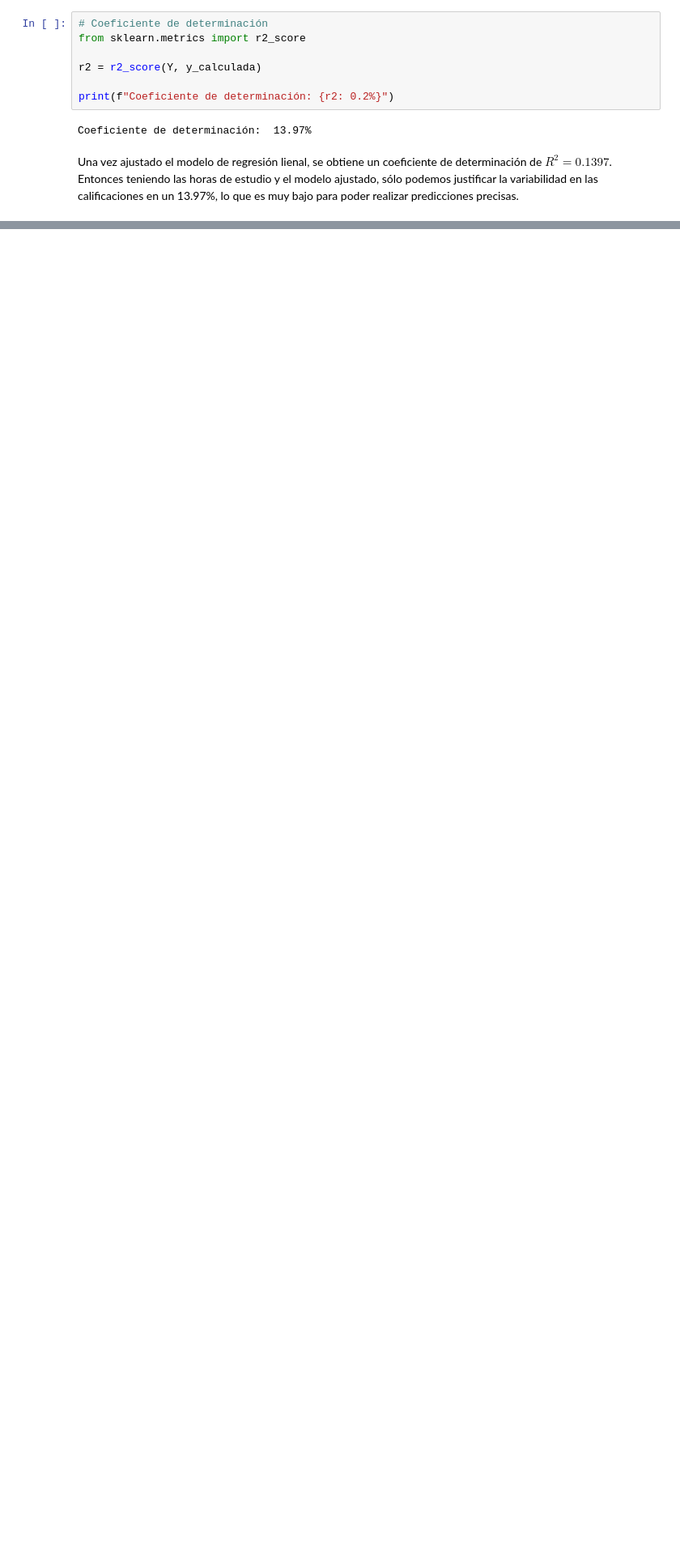
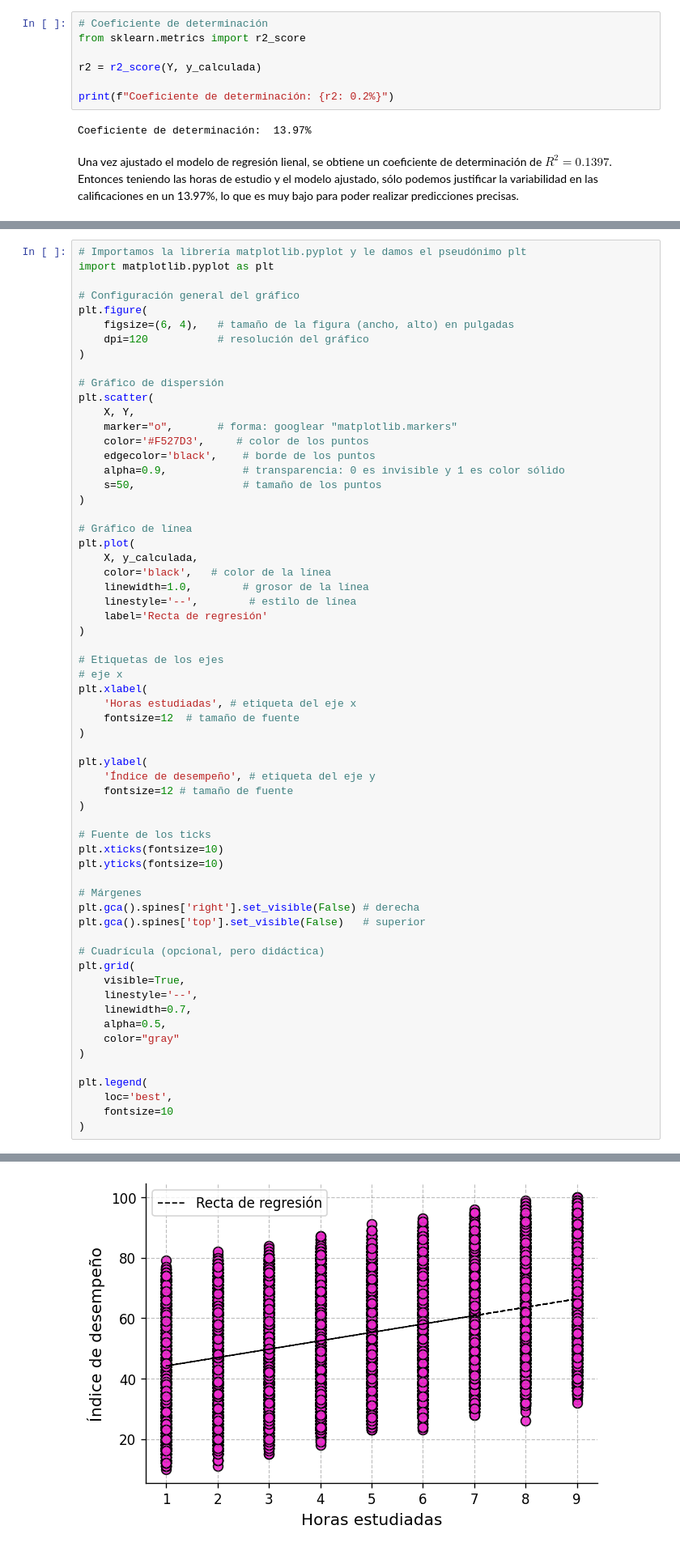
Before and after one commit to 450fausto/EstadisticaVerano2026, a Jupyter notebook: StudentPerformance/Student_Performance.ipynb, the cells around one changed output, grey strips where cells are left out. Shown at 81% size. Drawn from its saved outputs; the diff is of its cells as text; blank space fills up the shorter version.

```diff
--- a/StudentPerformance/Student_Performance.ipynb
+++ b/StudentPerformance/Student_Performance.ipynb
@@ -113,0 +129,63 @@ Una vez ajustado el modelo de regresión lienal, se obtiene un coeficiente de de
+# %%
+# Importamos la librería matplotlib.pyplot y le damos el pseudónimo plt
+import matplotlib.pyplot as plt
+
+# Configuración general del gráfico
+plt.figure(
+    figsize=(6, 4),   # tamaño de la figura (ancho, alto) en pulgadas
+    dpi=120           # resolución del gráfico
+)
+
+# Gráfico de dispersión
+plt.scatter(
+    X, Y,
+    marker="o",       # forma: googlear "matplotlib.markers"
+    color='#F527D3',     # color de los puntos
+    edgecolor='black',    # borde de los puntos
+    alpha=0.9,            # transparencia: 0 es invisible y 1 es color sólido
+    s=50,                 # tamaño de los puntos
+)
+
+# Gráfico de línea
+plt.plot(
+    X, y_calculada,
+    color='black',   # color de la línea
+    linewidth=1.0,        # grosor de la línea
+    linestyle='--',        # estilo de línea
+    label='Recta de regresión'
+)
+
+# Etiquetas de los ejes
+# eje x
+plt.xlabel(
+    'Horas estudiadas', # etiqueta del eje x
+    fontsize=12  # tamaño de fuente
+)
+
+plt.ylabel(
+    'Índice de desempeño', # etiqueta del eje y
+    fontsize=12 # tamaño de fuente
+)
+
+# Fuente de los ticks
+plt.xticks(fontsize=10)
+plt.yticks(fontsize=10)
+
+# Márgenes
+plt.gca().spines['right'].set_visible(False) # derecha
+plt.gca().spines['top'].set_visible(False)   # superior
+
+# Cuadrícula (opcional, pero didáctica)
+plt.grid(
+    visible=True,
+    linestyle='--',
+    linewidth=0.7,
+    alpha=0.5,
+    color="gray"
+)
+
+plt.legend(
+    loc='best',
+    fontsize=10
+)
+# %% [output]
@@ -113,0 +193 @@ Una vez ajustado el modelo de regresión lienal, se obtiene un coeficiente de de
+[figure, added]
```
Also changed, not shown: parts of 14 cells of this notebook.
